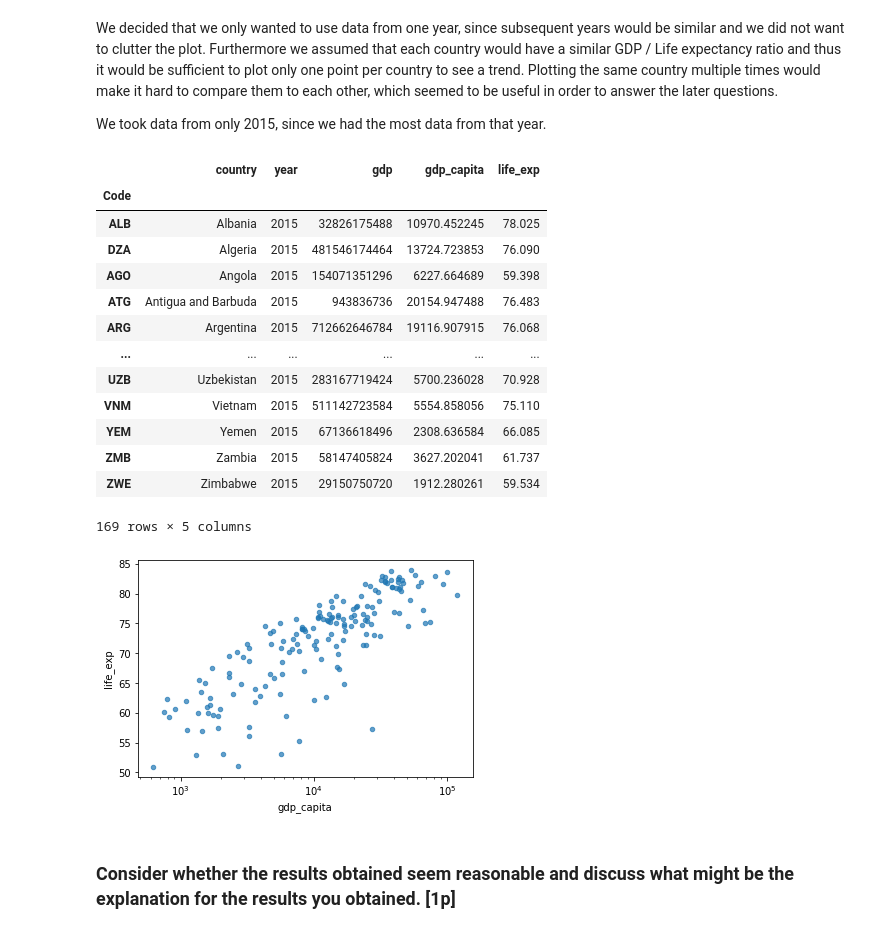
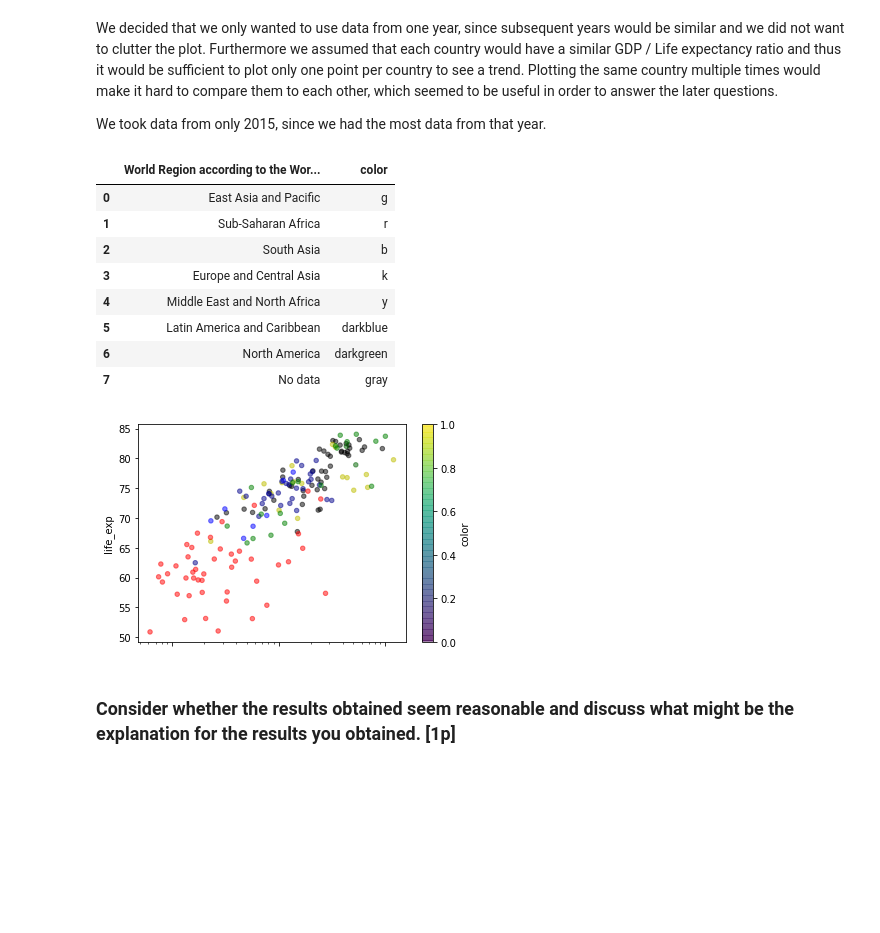
Before and after one commit to jerge/DAT405-DSC, a Jupyter notebook: Lab1.ipynb, the cells around one changed output. Drawn from its saved outputs; the diff is of its cells as text; code cells hidden in the pictures; blank space fills up the shorter version.

Commit message:
poc World region colors

```diff
--- a/Lab1.ipynb
+++ b/Lab1.ipynb
@@ -16,38 +16,38 @@ We took data from only 2015, since we had the most data from that year.
 # %%
 import matplotlib.pyplot as plt
 import pandas as pd
 import matplotlib.pyplot as plt
 
 
 GdpPerCap = pd.read_csv("gdp-per-capita-worldbank.csv")
 LifeExpect = pd.read_csv("life-expectancy.csv")
 NatGdp = pd.read_csv("national-gdp.csv")
+Regions = pd.read_csv("world-regions-according-to-the-world-bank.csv")
+RegionColor = pd.DataFrame({"World Region according to the World Bank":["East Asia and Pacific","Sub-Saharan Africa","South Asia","Europe and Central Asia","Middle East and North Africa","Latin America and Caribbean","North America","No data"],
+                            "color":["g","r","b","k","y","darkblue","darkgreen","gray"]})
 
-countries = NatGdp.merge(GdpPerCap, on=["Entity", "Code", "Year"]).merge(LifeExpect, on=["Entity", "Code", "Year"])
+countries = NatGdp.merge(GdpPerCap, on=["Entity", "Code", "Year"]).merge(LifeExpect, on=["Entity", "Code", "Year"]).merge(Regions).merge(RegionColor)
 countries = countries[countries.Year == 2015]
 
 countries = countries.set_index("Code")
-countries.columns= ["country","year","gdp","gdp_capita", "life_exp"]
+countries.columns= ["country","year","gdp","gdp_capita", "life_exp", "region","color"]
 
-countries.plot.scatter(x="gdp_capita",y="life_exp",logx=True, alpha=0.7)
+countries.plot.scatter(x="gdp_capita",y="life_exp",logx=True, alpha=0.5,c="color")
 
 countries
+
+RegionColor
 # %% [output]
-|  | country | year | gdp | gdp_capita | life_exp |
-| Code |  |  |  |  |  |
-| ALB | Albania | 2015 | 32826175488 | 10970.452245 | 78.025 |
-| DZA | Algeria | 2015 | 481546174464 | 13724.723853 | 76.090 |
-| AGO | Angola | 2015 | 154071351296 | 6227.664689 | 59.398 |
-| ATG | Antigua and Barbuda | 2015 | 943836736 | 20154.947488 | 76.483 |
-| ARG | Argentina | 2015 | 712662646784 | 19116.907915 | 76.068 |
-| ... | ... | ... | ... | ... | ... |
-| UZB | Uzbekistan | 2015 | 283167719424 | 5700.236028 | 70.928 |
-| VNM | Vietnam | 2015 | 511142723584 | 5554.858056 | 75.110 |
-| YEM | Yemen | 2015 | 67136618496 | 2308.636584 | 66.085 |
-| ZMB | Zambia | 2015 | 58147405824 | 3627.202041 | 61.737 |
-| ZWE | Zimbabwe | 2015 | 29150750720 | 1912.280261 | 59.534 |
+|  | World Region according to the Wor... | color |
+| 0 | East Asia and Pacific | g |
+| 1 | Sub-Saharan Africa | r |
+| 2 | South Asia | b |
+| 3 | Europe and Central Asia | k |
+| 4 | Middle East and North Africa | y |
+| 5 | Latin America and Caribbean | darkblue |
+| 6 | North America | darkgreen |
+| 7 | No data | gray |
-169 rows × 5 columns
-[figure, old version]
+[figure, new version]
 # %% [markdown]
 ### Consider whether the results obtained seem reasonable and discuss what might be the explanation for the results you obtained. [1p]
 # %% [markdown]
```
Also changed, not shown: 1 other file.
